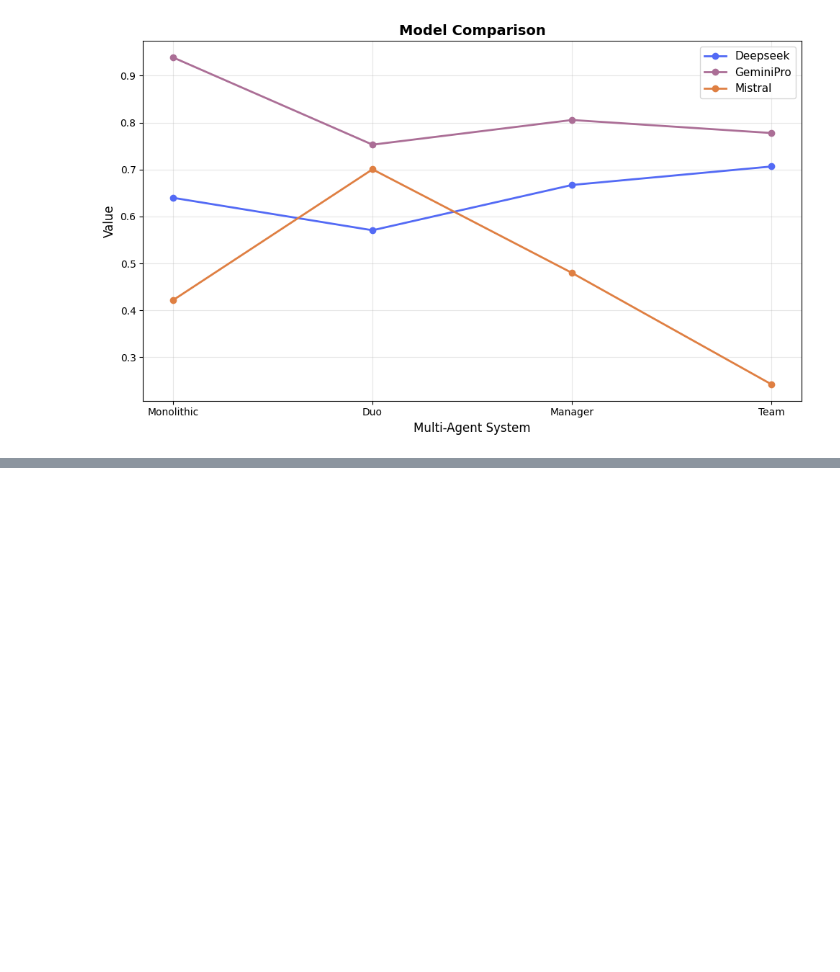
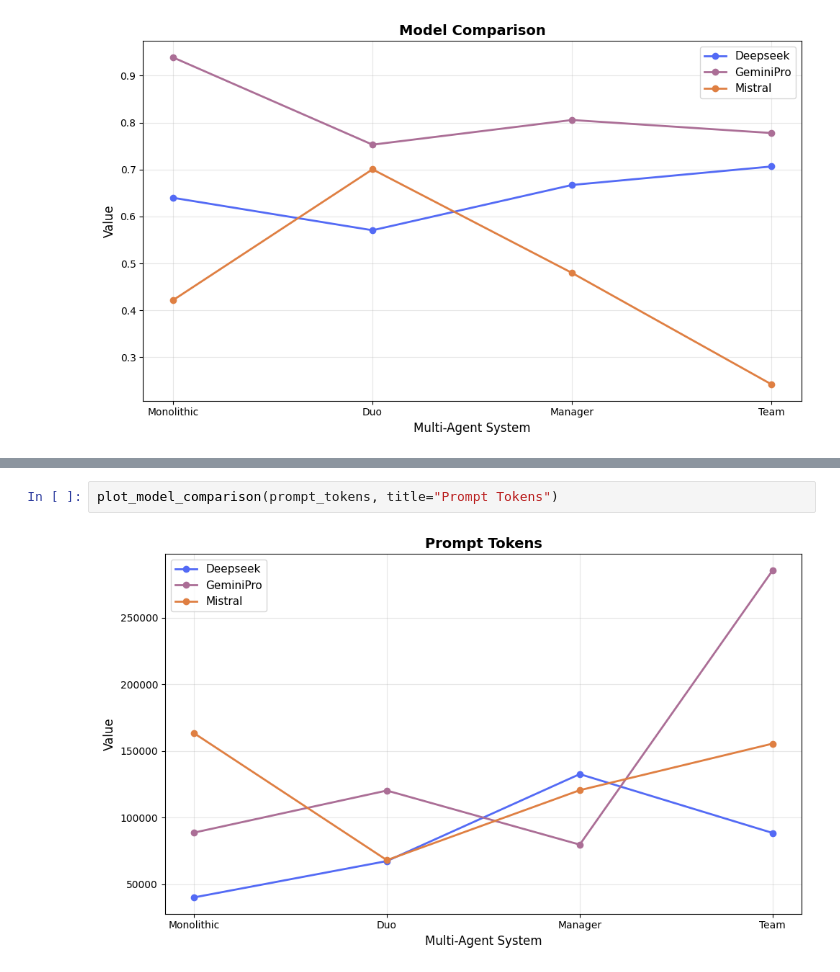
Before and after one commit to derPierrre/llm-mas-process-discovery-data, a Jupyter notebook: analytics.ipynb, the cells around one changed output, grey strips where cells are left out. Saved outputs shown, nothing was run; the diff lists cells and outputs as text; blank space fills up the shorter version.

```diff
--- a/analytics.ipynb
+++ b/analytics.ipynb
@@ -72,0 +117,4 @@ plot_model_comparison(features)
+# %%
+plot_model_comparison(prompt_tokens, title="Prompt Tokens")
+# %% [output]
+[figure, added]
```
Also changed, not shown: parts of 17 cells of this notebook.
